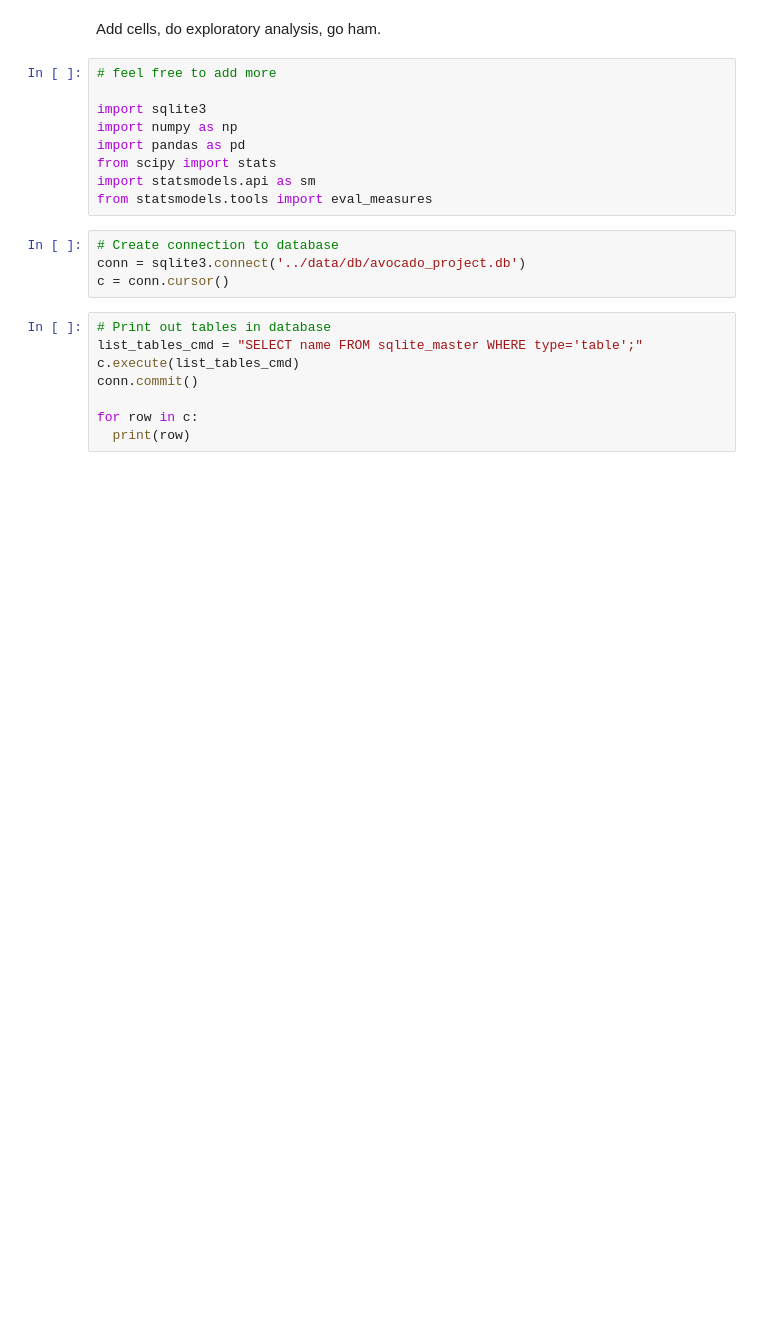
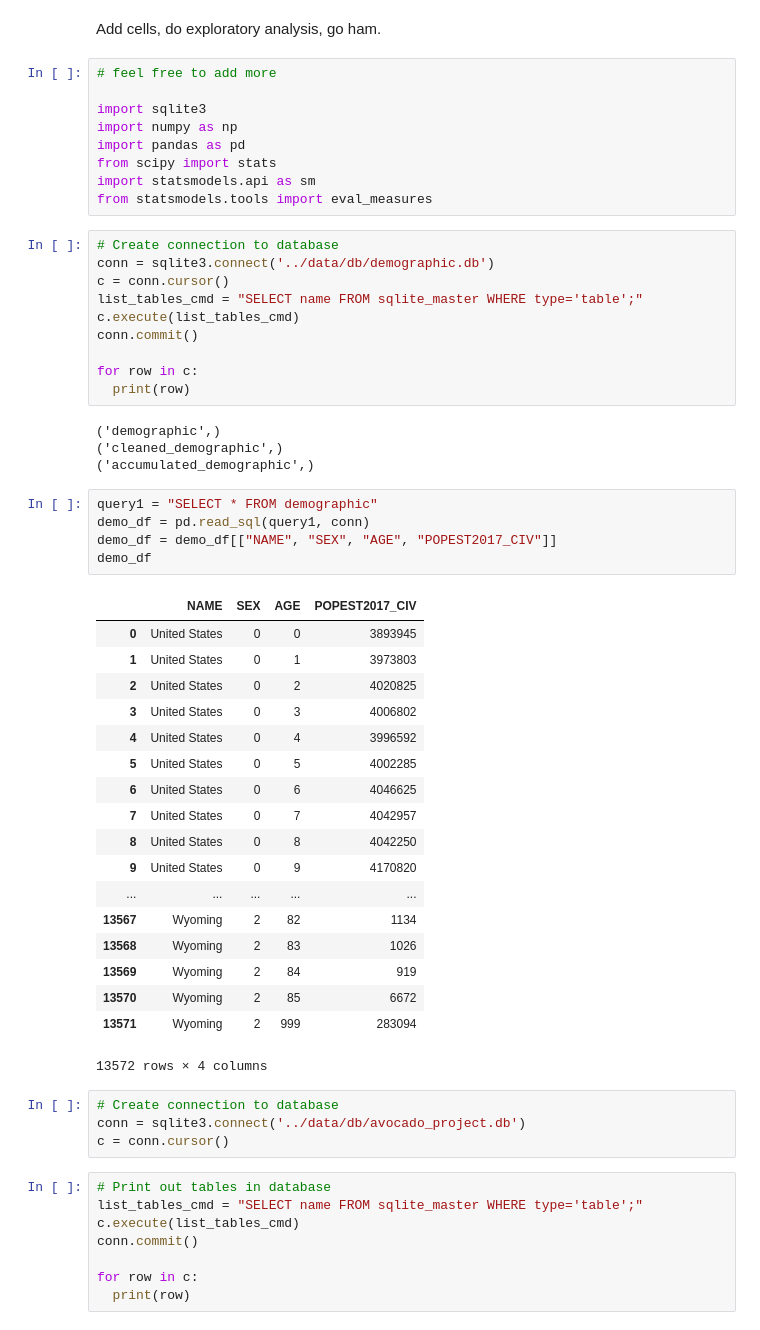
Before and after one commit to schen9981/avocaodo-millenial-analysis, a Jupyter notebook: analysis/analysis_stats_mary.ipynb, the cells around one changed output. Cells and saved outputs as stored; diff of their text form; blank space fills up the shorter version.

```diff
--- a/analysis/analysis_stats_mary.ipynb
+++ b/analysis/analysis_stats_mary.ipynb
@@ -11,6 +11,44 @@ import pandas as pd
 from scipy import stats
 import statsmodels.api as sm
 from statsmodels.tools import eval_measures
+# %%
+# Create connection to database
+conn = sqlite3.connect('../data/db/demographic.db')
+c = conn.cursor()
+list_tables_cmd = "SELECT name FROM sqlite_master WHERE type='table';"
+c.execute(list_tables_cmd)
+conn.commit()
+
+for row in c:
+  print(row)
+# %% [output]
+('demographic',)
+('cleaned_demographic',)
+('accumulated_demographic',)
+# %%
+query1 = "SELECT * FROM demographic"
+demo_df = pd.read_sql(query1, conn)
+demo_df = demo_df[["NAME", "SEX", "AGE", "POPEST2017_CIV"]]
+demo_df
+# %% [output]
+|  | NAME | SEX | AGE | POPEST2017_CIV |
+| 0 | United States | 0 | 0 | 3893945 |
+| 1 | United States | 0 | 1 | 3973803 |
+| 2 | United States | 0 | 2 | 4020825 |
+| 3 | United States | 0 | 3 | 4006802 |
+| 4 | United States | 0 | 4 | 3996592 |
+| 5 | United States | 0 | 5 | 4002285 |
+| 6 | United States | 0 | 6 | 4046625 |
+| 7 | United States | 0 | 7 | 4042957 |
+| 8 | United States | 0 | 8 | 4042250 |
+| 9 | United States | 0 | 9 | 4170820 |
+| ... | ... | ... | ... | ... |
+| 13567 | Wyoming | 2 | 82 | 1134 |
+| 13568 | Wyoming | 2 | 83 | 1026 |
+| 13569 | Wyoming | 2 | 84 | 919 |
+| 13570 | Wyoming | 2 | 85 | 6672 |
+| 13571 | Wyoming | 2 | 999 | 283094 |
+13572 rows × 4 columns
 # %%
 # Create connection to database
 conn = sqlite3.connect('../data/db/avocado_project.db')
```
Also changed, not shown: 2 other files.
